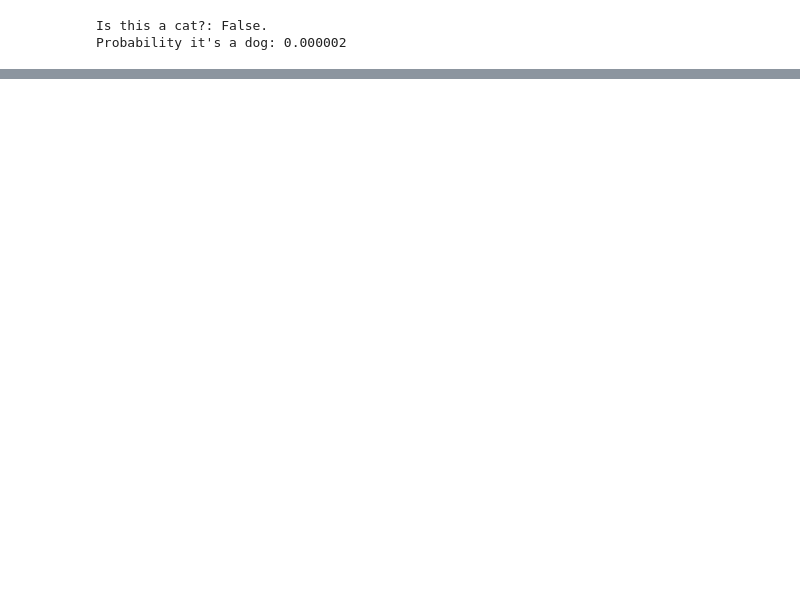
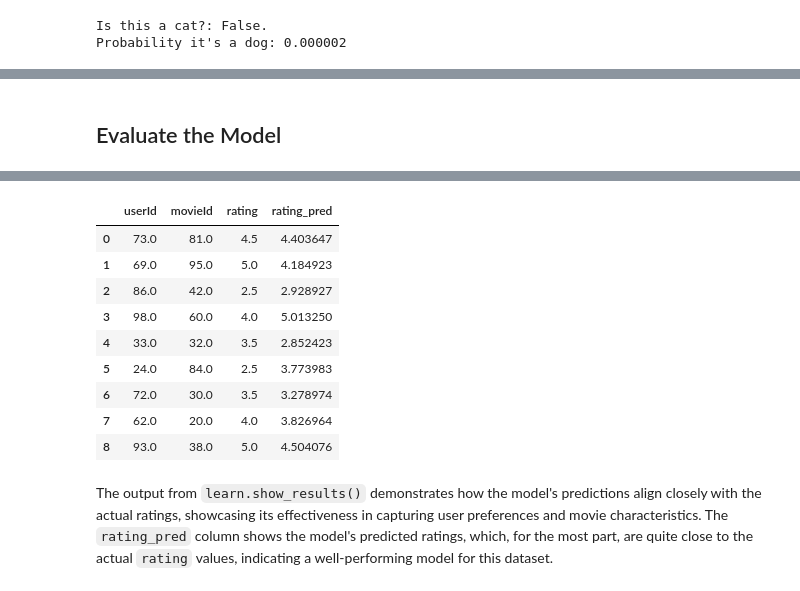
Before and after one commit to SriVinayA/SJSU-CMPE258-DeepLearning, a Jupyter notebook: Assignment 3/Assignment_3.ipynb, the cells around one changed output, grey strips where cells are left out. Cells and saved outputs as stored; diff of their text form; code cells hidden in the pictures; blank space fills up the shorter version.

```diff
--- a/Assignment 3/Assignment_3.ipynb
+++ b/Assignment 3/Assignment_3.ipynb
@@ -99,0 +261,3 @@ Probability it's a dog: 0.000002
+# %%
+path = untar_data(URLs.ML_SAMPLE)
+ratings = pd.read_csv(path/'ratings.csv')
@@ -99,0 +277,2 @@ Probability it's a dog: 0.000002
+# %%
+dls = CollabDataLoaders.from_df(ratings, user_name='userId', item_name='movieId', rating_name='rating', bs=64)
@@ -99,0 +297,2 @@ Probability it's a dog: 0.000002
+# %%
+learn = collab_learner(dls, n_factors=50, y_range=(0, 5.5))
@@ -99,0 +301,2 @@ Probability it's a dog: 0.000002
+# %%
+learn.fit_one_cycle(5, 5e-3)
@@ -99,0 +310,5 @@ Probability it's a dog: 0.000002
+# %% [markdown]
+## Evaluate the Model
+# %%
+learn.show_results()
+# %% [output]
@@ -99,0 +316,12 @@ Probability it's a dog: 0.000002
+|  | userId | movieId | rating | rating_pred |
+| 0 | 73.0 | 81.0 | 4.5 | 4.403647 |
+| 1 | 69.0 | 95.0 | 5.0 | 4.184923 |
+| 2 | 86.0 | 42.0 | 2.5 | 2.928927 |
+| 3 | 98.0 | 60.0 | 4.0 | 5.013250 |
+| 4 | 33.0 | 32.0 | 3.5 | 2.852423 |
+| 5 | 24.0 | 84.0 | 2.5 | 3.773983 |
+| 6 | 72.0 | 30.0 | 3.5 | 3.278974 |
+| 7 | 62.0 | 20.0 | 4.0 | 3.826964 |
+| 8 | 93.0 | 38.0 | 5.0 | 4.504076 |
+# %% [markdown]
+The output from `learn.show_results()` demonstrates how the model's predictions align closely with the actual ratings, showcasing its effectiveness in capturing user preferences and movie characteristics. The `rating_pred` column shows the model's predicted ratings, which, for the most part, are quite close to the actual `rating` values, indicating a well-performing model for this dataset.
```
Also changed, not shown: parts of 30 cells of this notebook.
